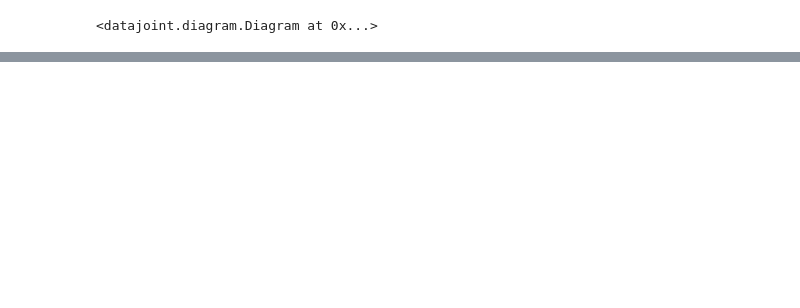
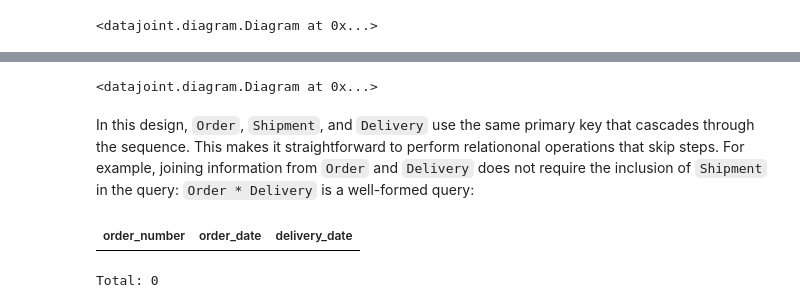
Before and after one commit to dimitri-yatsenko/datajoint-book, a Jupyter notebook: book/30-schema-design/050-relationships.ipynb, the cells around one changed output, grey strips where cells are left out. Cells and saved outputs as stored; diff of their text form; code cells hidden in the pictures; blank space fills up the shorter version.

```diff
--- a/book/30-schema-design/050-relationships.ipynb
+++ b/book/30-schema-design/050-relationships.ipynb
@@ -402,0 +449,38 @@ This approach makes association tables a powerful tool for defining relationship
+# %%
+schema = dj.Schema('orders')
+
+@schema
+class Order(dj.Manual):
+    definition = """
+    order_number : int
+    ---
+    order_date : date
+    """
+
+@schema
+class Shipment(dj.Manual):
+    definition = """
+    -> Order
+    ---
+    ship_date : date
+    """
+
+
+@schema
+class Delivery(dj.Manual):
+    definition = """
+    -> Shipment
+    ---
+    delivery_date : date
+    """
+
+dj.Diagram(schema)
+# %% [output]
+<datajoint.diagram.Diagram at 0x...>
+# %% [markdown]
+In this design, `Order`, `Shipment`, and `Delivery` use the same primary key that cascades through the sequence. This makes it straightforward to perform relationonal operations that skip steps. For example, joining information from `Order` and `Delivery` does not require the inclusion of `Shipment` in the query: `Order * Delivery` is a well-formed query:
+# %%
+Order * Delivery
+# %% [output]
+| order_number | order_date | delivery_date |
+Total: 0
```
Also changed, not shown: parts of 7 cells of this notebook, 4 other files.
